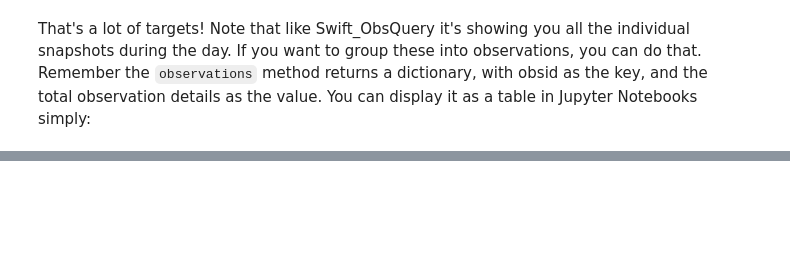
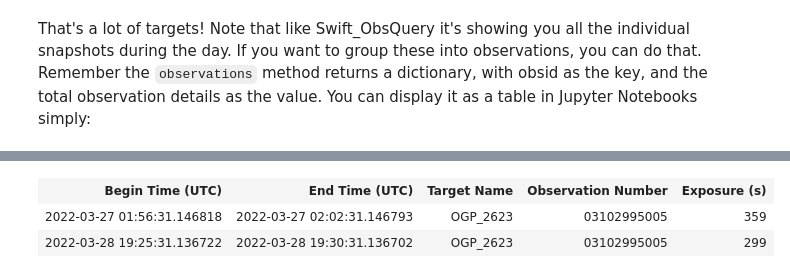
Before and after one commit to Swift-SOT/swifttools, a Jupyter notebook: examples/Swift Plan Query Example Notebook.ipynb, the cells around one changed output, grey strips where cells are left out. Saved outputs shown, nothing was run; the diff lists cells and outputs as text; code cells hidden in the pictures; blank space fills up the shorter version.

```diff
--- a/examples/Swift Plan Query Example Notebook.ipynb
+++ b/examples/Swift Plan Query Example Notebook.ipynb
@@ -94,0 +101,8 @@ dayplan.observations
+# %%
+query = PlanQuery(obsid='03102995005')
+query.clock_correct()
+query
+# %% [output]
+| Begin Time (UTC) | End Time (UTC) | Target Name | Observation Number | Exposure (s) |
+| 2022-03-27 01:56:31.146818 | 2022-03-27 02:02:31.146793 | OGP_2623 | 03102995005 | 359 |
+| 2022-03-28 19:25:31.136722 | 2022-03-28 19:30:31.136702 | OGP_2623 | 03102995005 | 299 |
```
Also changed, not shown: parts of 11 cells of this notebook, 29 other files.
